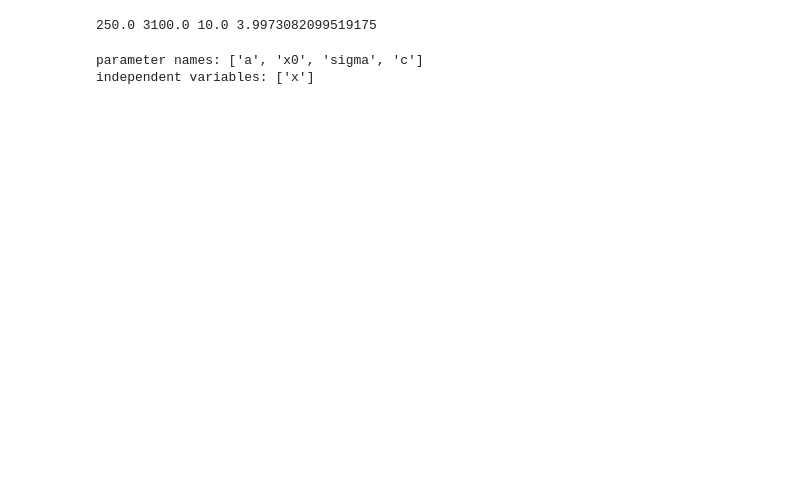
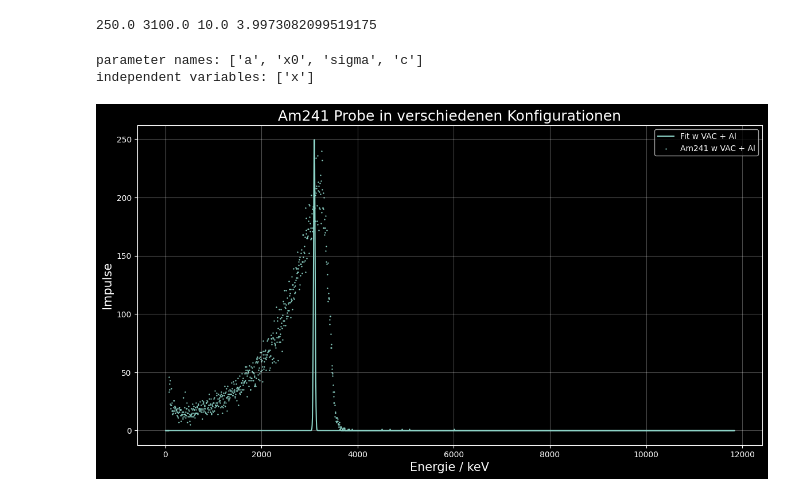
Before and after one commit to HateFindingNames/RadiationProtection_DetectorTechnology, a Jupyter notebook: V11/V11.ipynb, the cells around one changed output. Saved outputs shown, nothing was run; the diff lists cells and outputs as text; code cells hidden in the pictures; blank space fills up the shorter version.

```diff
--- a/V11/V11.ipynb
+++ b/V11/V11.ipynb
@@ -314,27 +311,30 @@ return popt, pcov
 # %%
 # Nightowl mode
 plt.style.use("default")
 plt.style.use("dark_background")
-size = 30
+size = 60
 
-fig, ax = plt.subplots(figsize=(size*cm, size*(9/16)*cm))
+# fig, ax = plt.subplots(figsize=(50*cm, 20*cm))
+fig, ax = plt.subplots(figsize=(30*cm, 30*(9/16)*cm))
 
 ax.scatter(Am_w_vac_w_Al["Energie(keV)"]*ecoeff, Am_w_vac_w_Al["Impulse"], label="Am241 w VAC + Al", s=.5)
 
 popt, pcov = fitting(Am_w_vac_w_Al, gauss, [250,3100,16,0])
 ax.plot(Am_w_vac_w_Al["Energie(keV)"]*ecoeff, gauss(Am_w_vac_w_Al["Energie(keV)"]*ecoeff, *popt), label="Fit w VAC + Al")
 
 # ax.set_xticks(np.arange(0, 12000, 1000))
 # ax.set_yticks(np.arange(0, 2500, 250))
 
 ax.set_title("Am241 Probe in verschiedenen Konfigurationen", fontsize=0.3*size)
 ax.set_xlabel("Energie / keV", fontsize=0.25*size)
 ax.set_ylabel("Impulse", fontsize=0.25*size)
-ax.legend(fontsize=0.25*size)
+ax.legend()
 
 ax.grid(axis='both', alpha=.3)
 
 plt.tight_layout()
+# %% [output]
+[figure, added]
 # %%
 # Nightowl mode
 plt.style.use("default")
```
Also changed, not shown: parts of 45 cells of this notebook.
